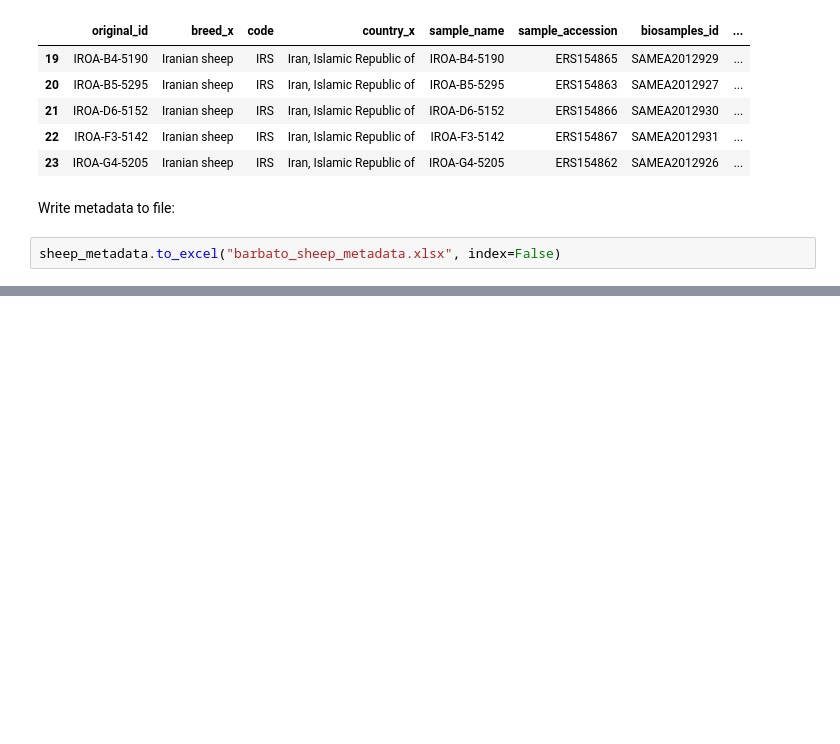
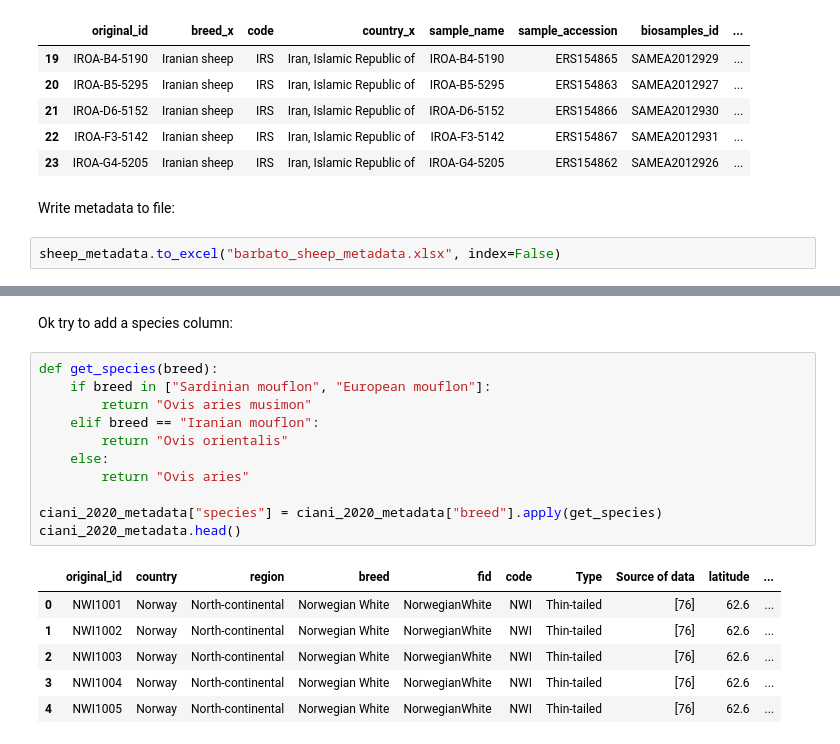
Before and after one commit to cnr-ibba/SMARTER-database, a Jupyter notebook: notebooks/exploratory/0.22.0-bunop-new_sheep_background_data.ipynb, the cells around one changed output, grey strips where cells are left out. Drawn from its saved outputs; the diff is of its cells as text; blank space fills up the shorter version.

```diff
--- a/notebooks/exploratory/0.22.0-bunop-new_sheep_background_data.ipynb
+++ b/notebooks/exploratory/0.22.0-bunop-new_sheep_background_data.ipynb
@@ -413,0 +561,20 @@ sheep_metadata.to_excel("barbato_sheep_metadata.xlsx", index=False)
+# %% [markdown]
+Ok try to add a species column:
+# %%
+def get_species(breed):
+    if breed in ["Sardinian mouflon", "European mouflon"]:
+        return "Ovis aries musimon"
+    elif breed == "Iranian mouflon":
+        return "Ovis orientalis"
+    else:
+        return "Ovis aries"
+
+ciani_2020_metadata["species"] = ciani_2020_metadata["breed"].apply(get_species)
+ciani_2020_metadata.head()
+# %% [output]
+|  | original_id | country | region | breed | fid | code | Type | Source of data | latitude | ... |
+| 0 | NWI1001 | Norway | North-continental | Norwegian White | NorwegianWhite | NWI | Thin-tailed | [76] | 62.6 | ... |
+| 1 | NWI1002 | Norway | North-continental | Norwegian White | NorwegianWhite | NWI | Thin-tailed | [76] | 62.6 | ... |
+| 2 | NWI1003 | Norway | North-continental | Norwegian White | NorwegianWhite | NWI | Thin-tailed | [76] | 62.6 | ... |
+| 3 | NWI1004 | Norway | North-continental | Norwegian White | NorwegianWhite | NWI | Thin-tailed | [76] | 62.6 | ... |
+| 4 | NWI1005 | Norway | North-continental | Norwegian White | NorwegianWhite | NWI | Thin-tailed | [76] | 62.6 | ... |
```
Also changed, not shown: parts of 31 cells of this notebook, 2 other files.
